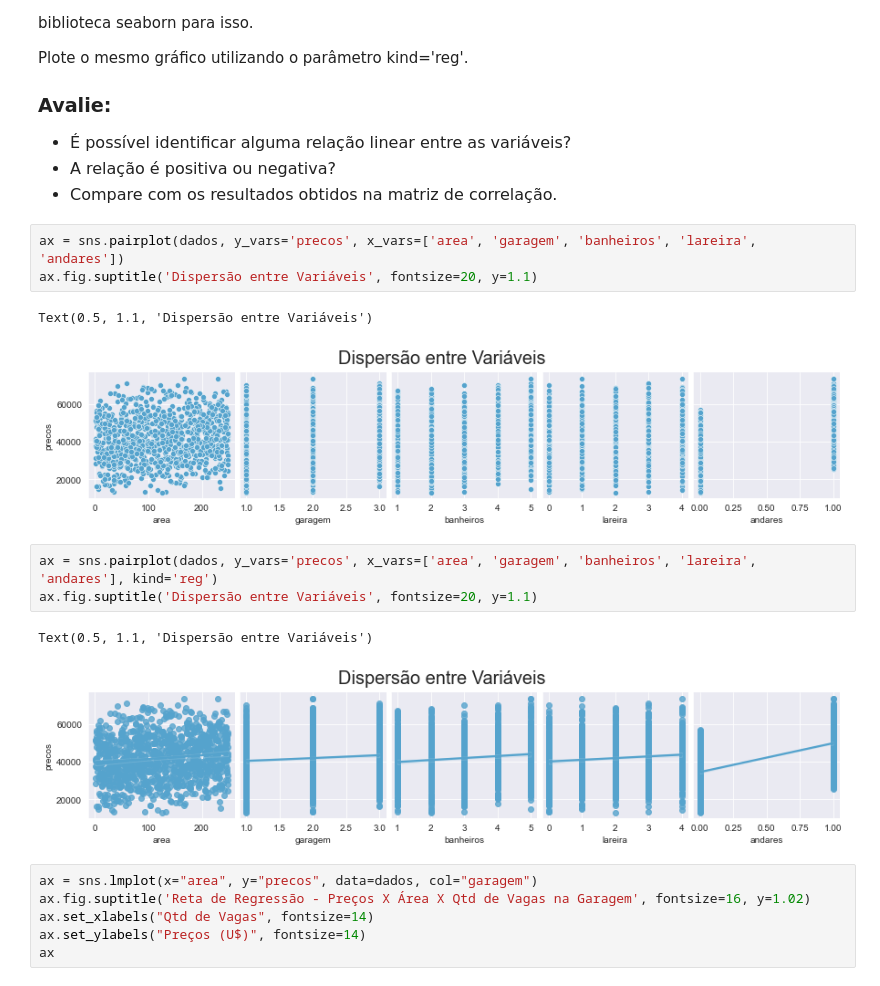
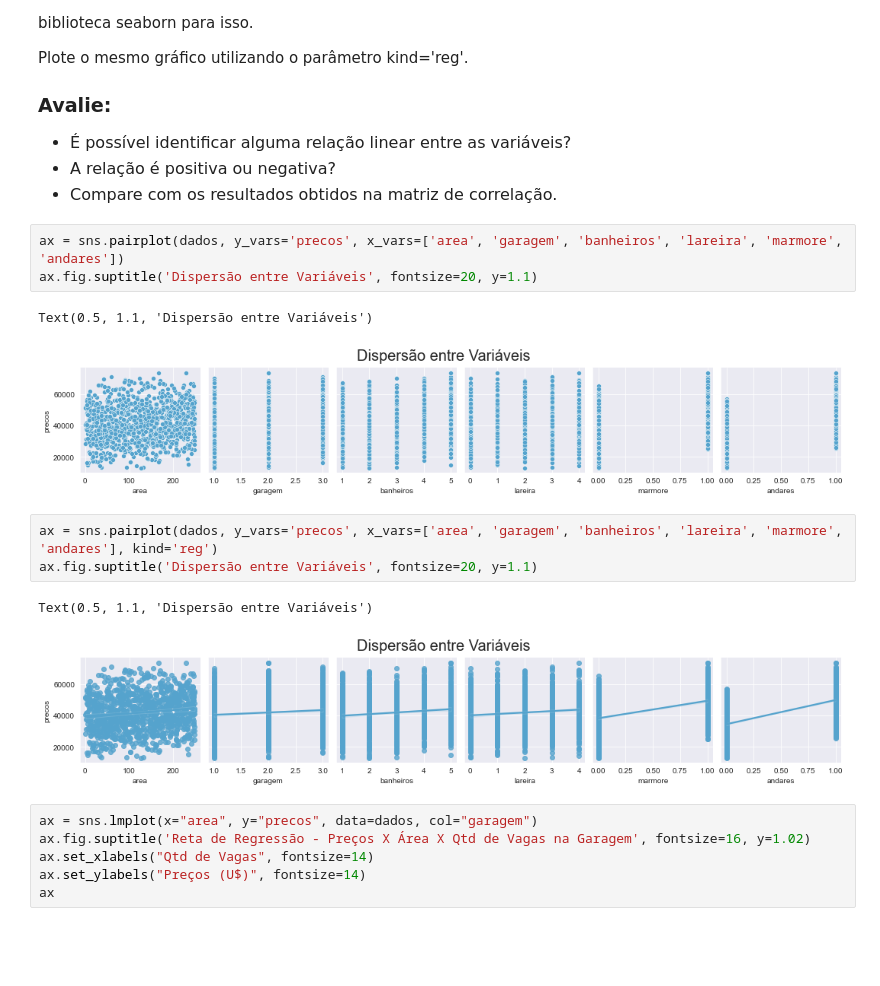
Before and after one commit to Julio-Cezar-Candido/Curso-Alura-Regressao-Linear, a Jupyter notebook: Exercicio/Regressao Linear - Exercicio.ipynb, the cells around one changed output. Saved outputs shown, nothing was run; the diff lists cells and outputs as text; blank space fills up the shorter version.

```diff
--- a/Exercicio/Regressao Linear - Exercicio.ipynb
+++ b/Exercicio/Regressao Linear - Exercicio.ipynb
@@ -230,17 +230,17 @@ Plote o mesmo gráfico utilizando o parâmetro kind='reg'.
     <li>Compare com os resultados obtidos na matriz de correlação.</li>
 </ul>
 # %%
-ax = sns.pairplot(dados, y_vars='precos', x_vars=['area', 'garagem', 'banheiros', 'lareira', 'andares'])
+ax = sns.pairplot(dados, y_vars='precos', x_vars=['area', 'garagem', 'banheiros', 'lareira', 'marmore', 'andares'])
 ax.fig.suptitle('Dispersão entre Variáveis', fontsize=20, y=1.1)
 # %% [output]
 Text(0.5, 1.1, 'Dispersão entre Variáveis')
-[figure, old version]
+[figure, new version]
 # %%
-ax = sns.pairplot(dados, y_vars='precos', x_vars=['area', 'garagem', 'banheiros', 'lareira', 'andares'], kind='reg')
+ax = sns.pairplot(dados, y_vars='precos', x_vars=['area', 'garagem', 'banheiros', 'lareira', 'marmore', 'andares'], kind='reg')
 ax.fig.suptitle('Dispersão entre Variáveis', fontsize=20, y=1.1)
 # %% [output]
 Text(0.5, 1.1, 'Dispersão entre Variáveis')
-[figure, old version]
+[figure, new version]
 # %%
 ax = sns.lmplot(x="area", y="precos", data=dados, col="garagem")
 ax.fig.suptitle('Reta de Regressão - Preços X Área X Qtd de Vagas na Garagem', fontsize=16, y=1.02)
```
Also changed, not shown: 2 other files.
